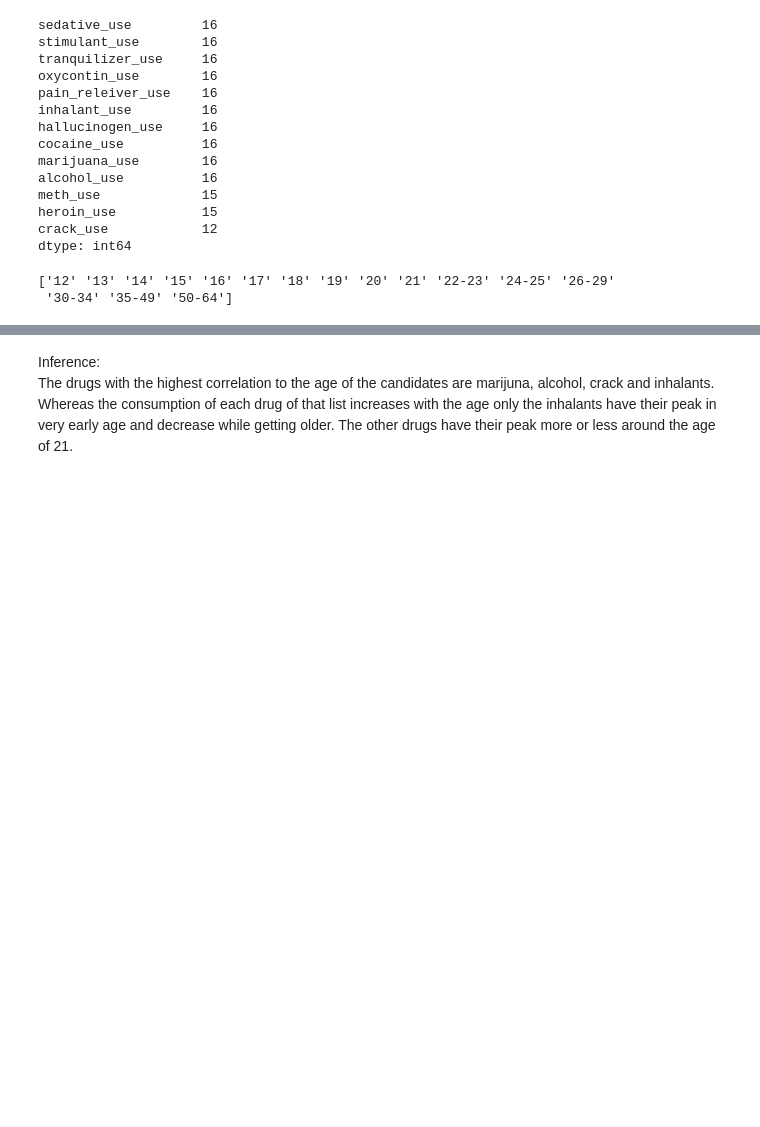
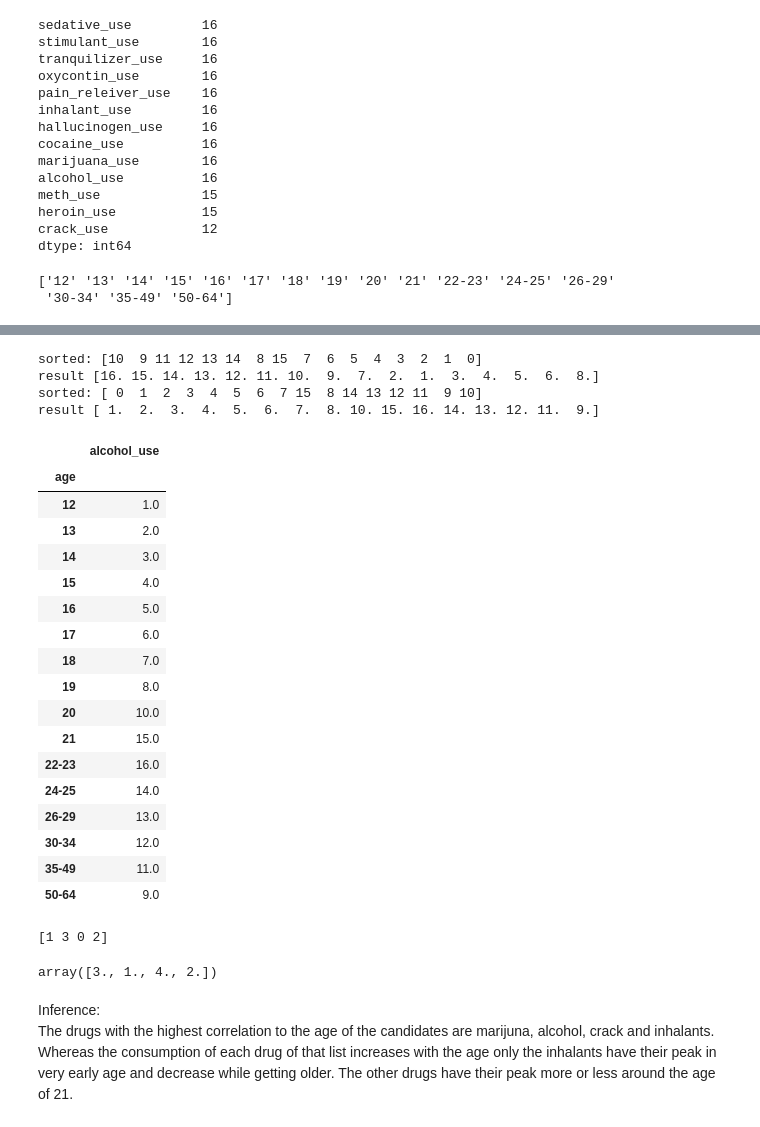
Before and after one commit to androi7/ds-mini-projects, a Jupyter notebook: EDA/project-2.ipynb, the cells around one changed output, grey strips where cells are left out. Cells and saved outputs as stored; diff of their text form; code cells hidden in the pictures; blank space fills up the shorter version.

```diff
--- a/EDA/project-2.ipynb
+++ b/EDA/project-2.ipynb
@@ -993,3 +1017,48 @@ plt.show()
+# %%
+def rank_use(x):
+    ranking = x.values
+    idx_sorted = ranking.argsort()[::-1]
+    print('sorted:', idx_sorted)
+    for i, idx in enumerate(idx_sorted):
+        ranking[idx] = int(i + 1)
+    print('result', ranking)
+    return ranking
+# %%
+drug.set_index('age')[['alcohol_use']].apply(rank_use)
+# %% [output]
+sorted: [10  9 11 12 13 14  8 15  7  6  5  4  3  2  1  0]
+result [16. 15. 14. 13. 12. 11. 10.  9.  7.  2.  1.  3.  4.  5.  6.  8.]
+sorted: [ 0  1  2  3  4  5  6  7 15  8 14 13 12 11  9 10]
+result [ 1.  2.  3.  4.  5.  6.  7.  8. 10. 15. 16. 14. 13. 12. 11.  9.]
+|  | alcohol_use |
+| age |  |
+| 12 | 1.0 |
+| 13 | 2.0 |
+| 14 | 3.0 |
+| 15 | 4.0 |
+| 16 | 5.0 |
+| 17 | 6.0 |
+| 18 | 7.0 |
+| 19 | 8.0 |
+| 20 | 10.0 |
+| 21 | 15.0 |
+| 22-23 | 16.0 |
+| 24-25 | 14.0 |
+| 26-29 | 13.0 |
+| 30-34 | 12.0 |
+| 35-49 | 11.0 |
+| 50-64 | 9.0 |
+# %%
+l = np.array([3.8, 34.9, 2.4, 12.3])
+f = l.argsort()[::-1]
+print(f)
+for i, idx in enumerate(f):
+    l[idx] = i + 1
+
+l
+# %% [output]
+[1 3 0 2]
+array([3., 1., 4., 2.])
 # %% [markdown]
 Inference:<br>
 The drugs with the highest correlation to the age of the candidates are marijuna, alcohol, crack and inhalants. Whereas the consumption of each drug of that list increases with the age only the inhalants have their peak in very early age and decrease while getting older. The other drugs have their peak more or less around the age of 21.
```
Also changed, not shown: parts of 7 cells of this notebook, 1 other file.
